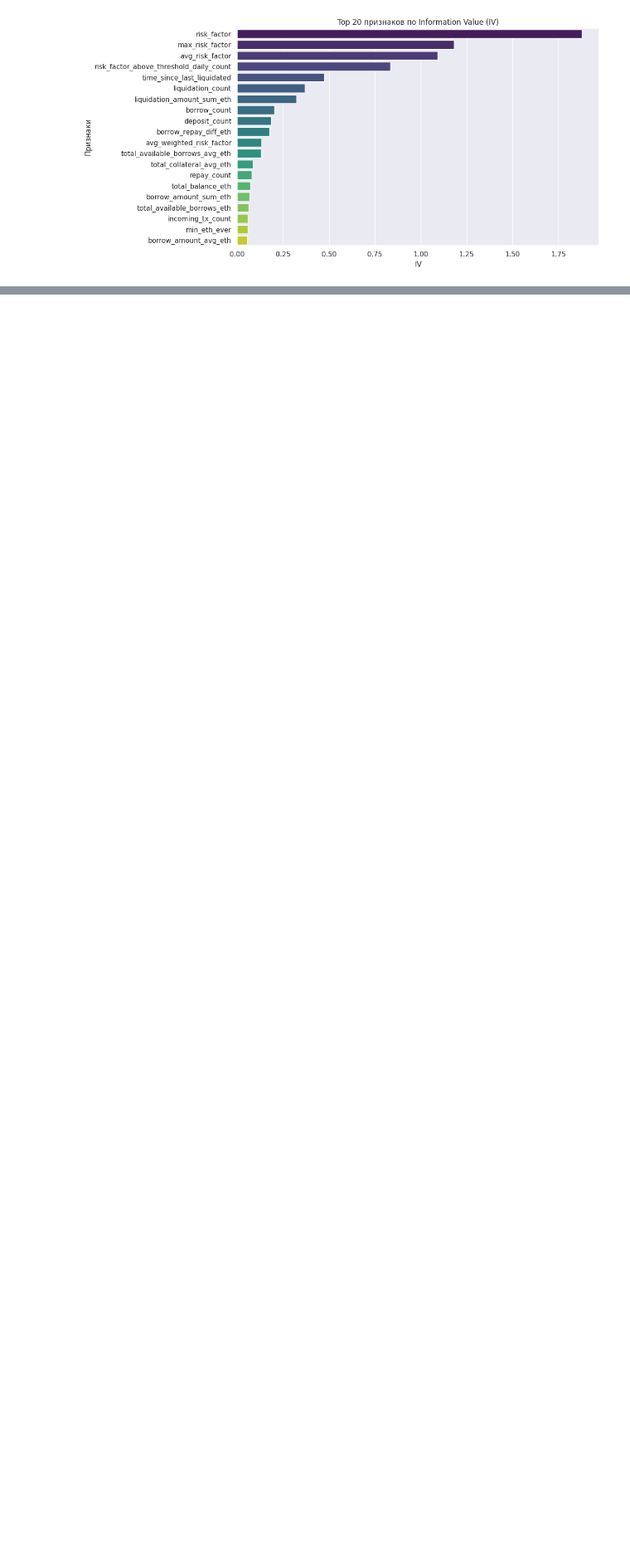
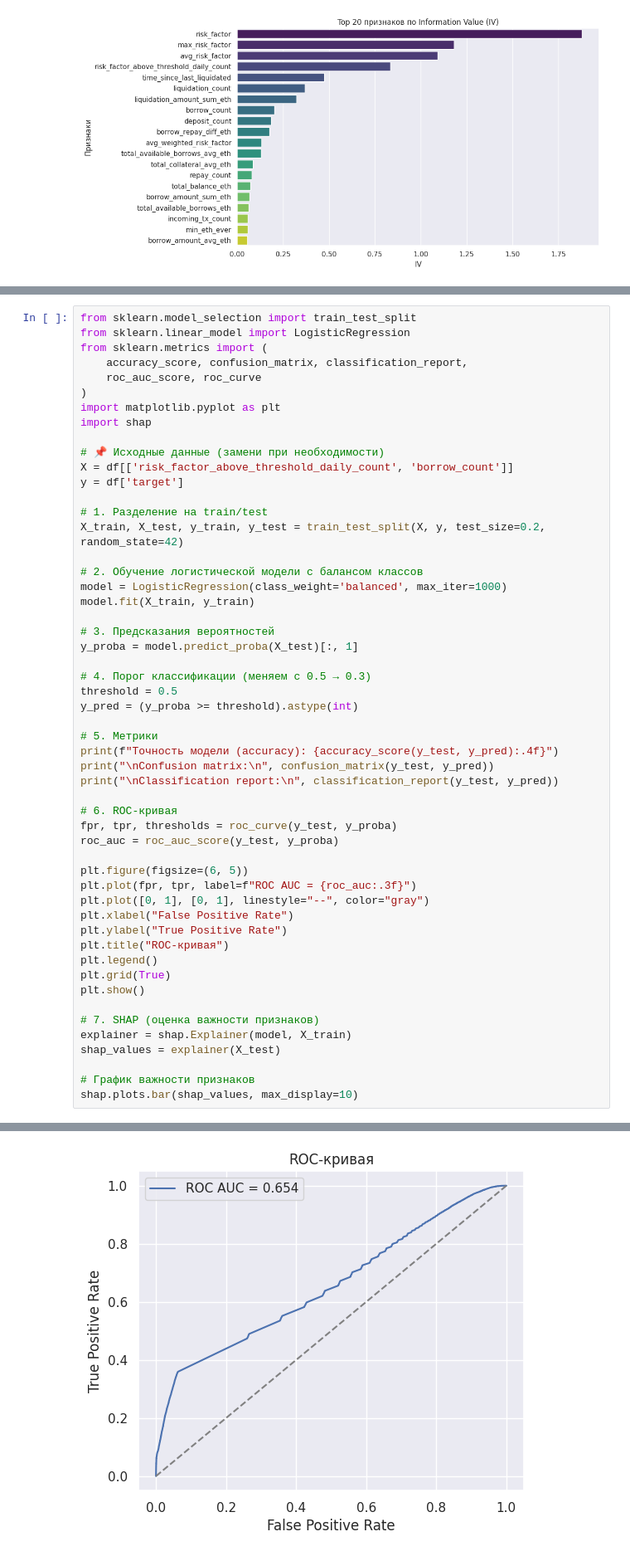
Before and after one commit to Liho22/Test1, a Jupyter notebook: Cheburek.ipynb, the cells around one changed output, grey strips where cells are left out. Shown at 83% size. Drawn from its saved outputs; the diff is of its cells as text; blank space fills up the shorter version.

```diff
--- a/Cheburek.ipynb
+++ b/Cheburek.ipynb
@@ -535,0 +407,54 @@ KeyboardInterrupt:
+# %%
+from sklearn.model_selection import train_test_split
+from sklearn.linear_model import LogisticRegression
+from sklearn.metrics import (
+    accuracy_score, confusion_matrix, classification_report,
+    roc_auc_score, roc_curve
+)
+import matplotlib.pyplot as plt
+import shap
+
+# 📌 Исходные данные (замени при необходимости)
+X = df[['risk_factor_above_threshold_daily_count', 'borrow_count']]
+y = df['target']
+
+# 1. Разделение на train/test
+X_train, X_test, y_train, y_test = train_test_split(X, y, test_size=0.2, random_state=42)
+
+# 2. Обучение логистической модели с балансом классов
+model = LogisticRegression(class_weight='balanced', max_iter=1000)
+model.fit(X_train, y_train)
+
+# 3. Предсказания вероятностей
+y_proba = model.predict_proba(X_test)[:, 1]
+
+# 4. Порог классификации (меняем с 0.5 → 0.3)
+threshold = 0.5
+y_pred = (y_proba >= threshold).astype(int)
+
+# 5. Метрики
+print(f"Точность модели (accuracy): {accuracy_score(y_test, y_pred):.4f}")
+print("\nConfusion matrix:\n", confusion_matrix(y_test, y_pred))
+print("\nClassification report:\n", classification_report(y_test, y_pred))
+
+# 6. ROC-кривая
+fpr, tpr, thresholds = roc_curve(y_test, y_proba)
+roc_auc = roc_auc_score(y_test, y_proba)
+
+plt.figure(figsize=(6, 5))
+plt.plot(fpr, tpr, label=f"ROC AUC = {roc_auc:.3f}")
+plt.plot([0, 1], [0, 1], linestyle="--", color="gray")
+plt.xlabel("False Positive Rate")
+plt.ylabel("True Positive Rate")
+plt.title("ROC-кривая")
+plt.legend()
+plt.grid(True)
+plt.show()
+
+# 7. SHAP (оценка важности признаков)
+explainer = shap.Explainer(model, X_train)
+shap_values = explainer(X_test)
+
+# График важности признаков
+shap.plots.bar(shap_values, max_display=10)
+# %% [output]
@@ -535,0 +476 @@ KeyboardInterrupt:
+[figure, added]
```
Also changed, not shown: parts of 19 cells of this notebook.
